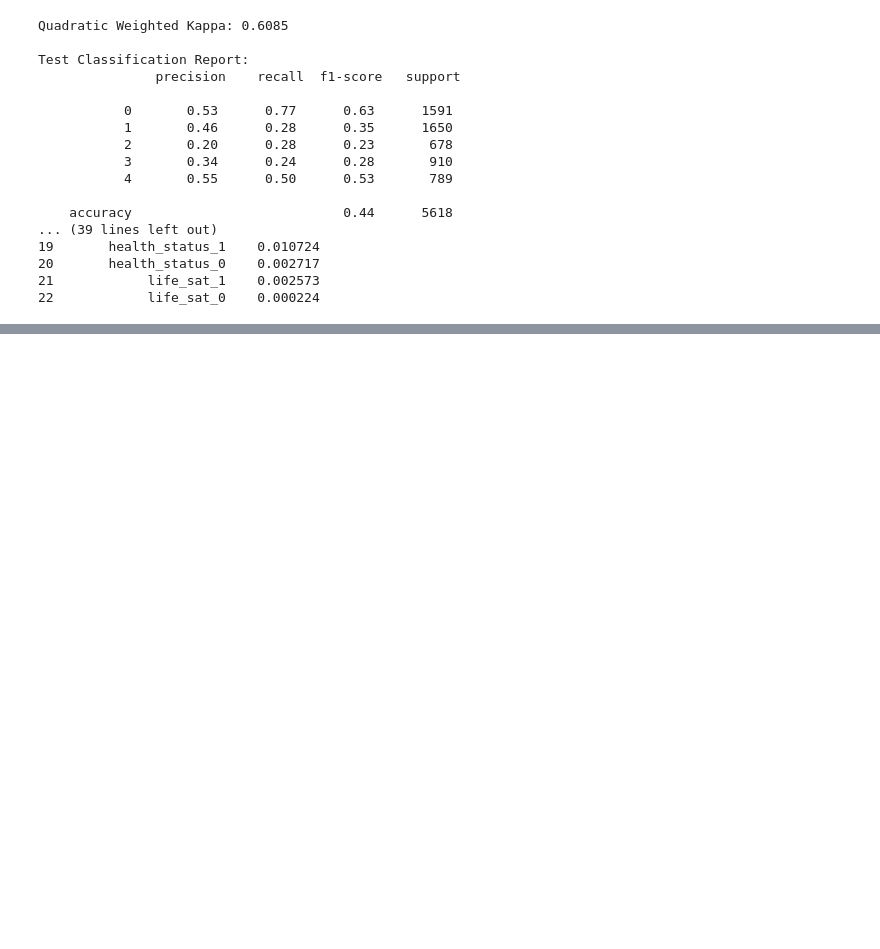
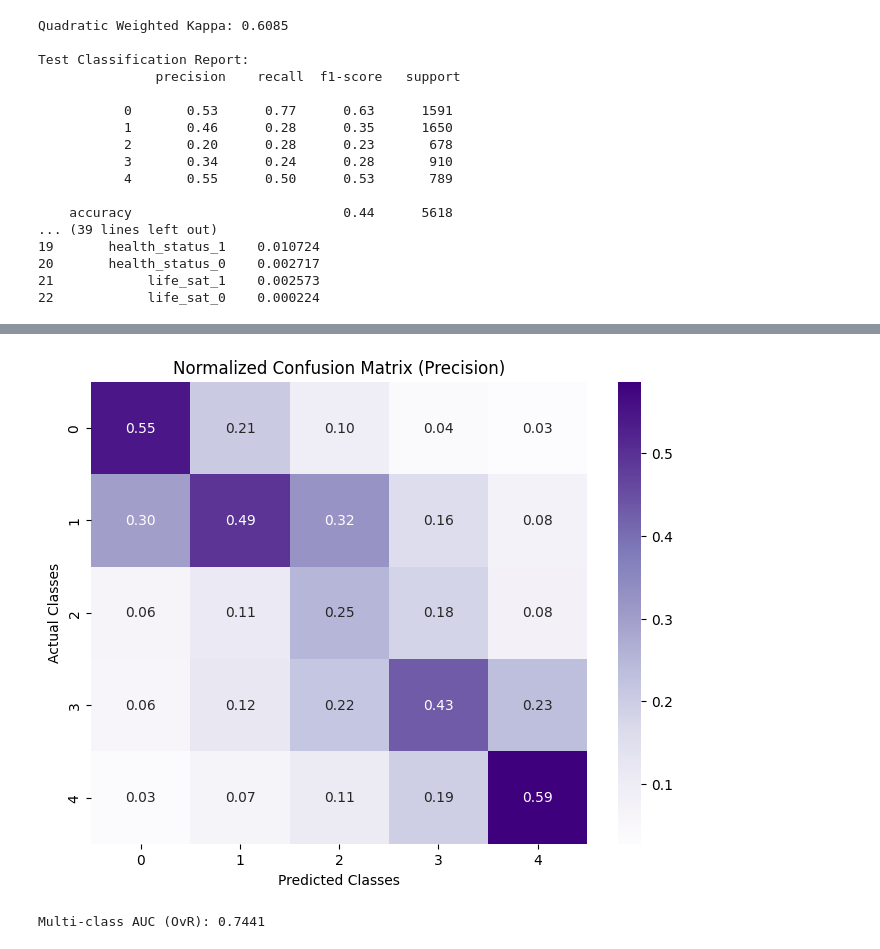
Before and after one commit to simontitk/datamining-2, a Jupyter notebook: src/final.ipynb, the cells around one changed output, grey strips where cells are left out. Drawn from its saved outputs; the diff is of its cells as text; code cells hidden in the pictures; blank space fills up the shorter version.

```diff
--- a/src/final.ipynb
+++ b/src/final.ipynb
@@ -435,0 +463,26 @@ Test Classification Report:
+# %%
+# Normalize by predicted classes (Precision)
+conf_matrix_precision = confusion_matrix(y_train, train_pred, normalize='pred')
+
+plt.figure(figsize=(8, 6))
+sns.heatmap(conf_matrix_precision, annot=True, fmt='.2f', cmap='Purples',
+            xticklabels=model.classes_, yticklabels=model.classes_)
+plt.title('Normalized Confusion Matrix (Precision)')
+plt.xlabel('Predicted Classes')
+plt.ylabel('Actual Classes')
+plt.show()
+# %% [output]
+[figure, added]
+# %%
+#Compute AUC using One-vs-rest strategy
+
+# Binarize the output labels for multiclass ROC
+classes = model.classes_  # Get class labels
+y_test_binarized = label_binarize(y_test, classes=classes)
+y_probs = model.predict_proba(X_test)  # Predicted probabilities
+
+# Compute AUC using One-vs-Rest (OvR)
+auc_score = roc_auc_score(y_test_binarized, y_probs, multi_class='ovr')
+print(f"Multi-class AUC (OvR): {auc_score:.4f}")
+# %% [output]
+Multi-class AUC (OvR): 0.7441
```
Also changed, not shown: parts of 4 cells of this notebook.
